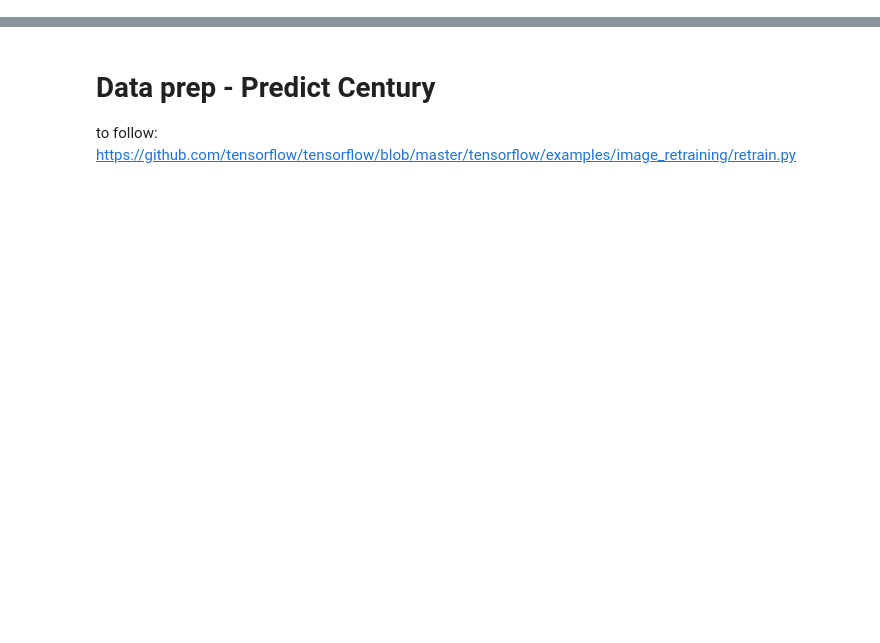
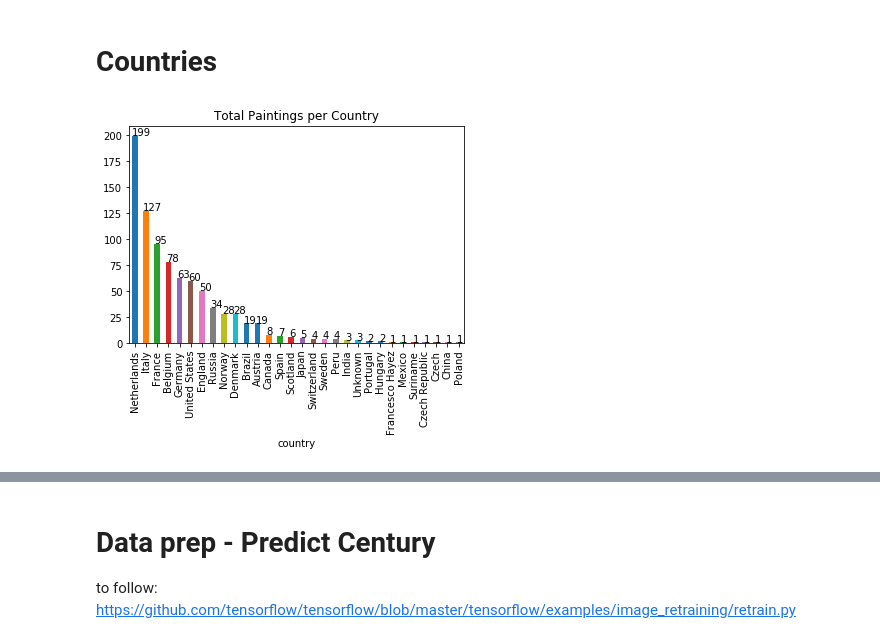
Before and after one commit to bernardoff/ML-Lab, a Jupyter notebook: Paintings Analysis.ipynb, the cells around one changed output, grey strips where cells are left out. Cells and saved outputs as stored; diff of their text form; code cells hidden in the pictures; blank space fills up the shorter version.

```diff
--- a/Paintings Analysis.ipynb
+++ b/Paintings Analysis.ipynb
@@ -182,0 +155,13 @@ artist_count[top_artists].sort_values(ascending=True).plot.barh(title='Top Artis
+# %% [markdown]
+# Countries
+# %%
+#Count of paintings per country
+country_count = paintings_df.groupby('country').size().sort_values(ascending=False)
+ax = country_count.plot.bar(title='Total Paintings per Country')
+
+for p in ax.patches:
+    ax.annotate(str(p.get_height()), (p.get_x() * 1.005, p.get_height() * 1.005))
+
+plt.show()
+# %% [output]
+[figure, added]
```
Also changed, not shown: parts of 44 cells of this notebook, 1 other file.
